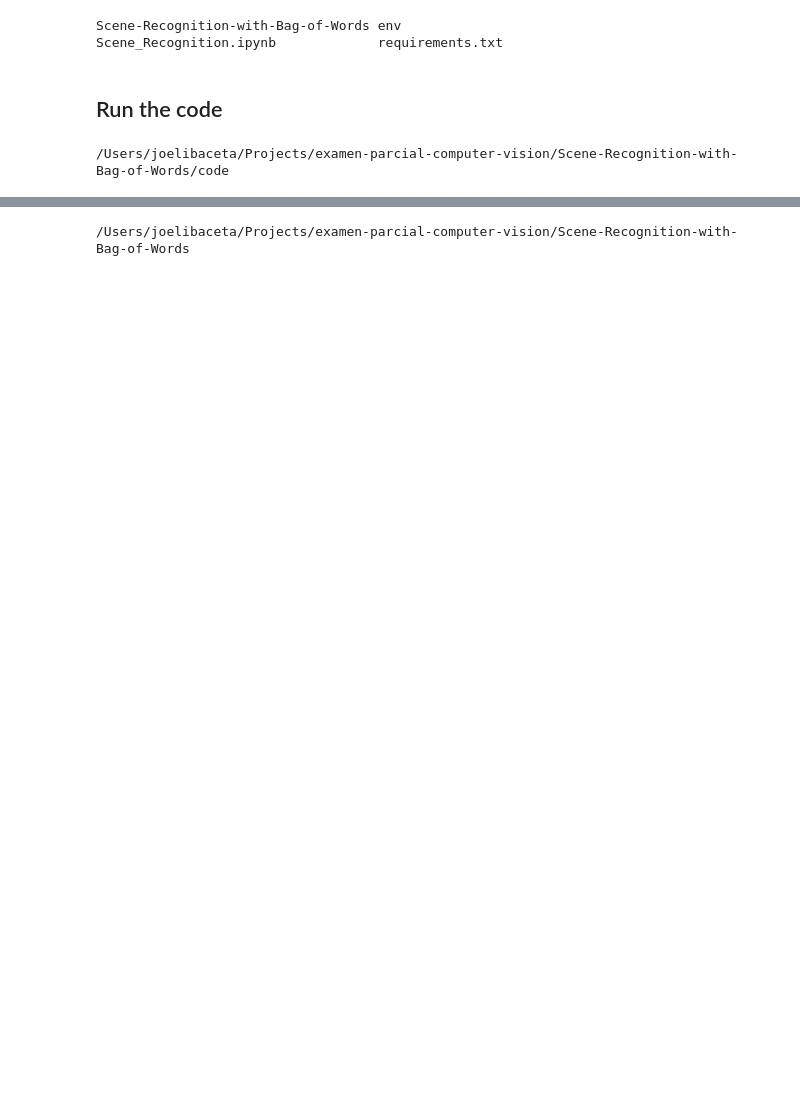
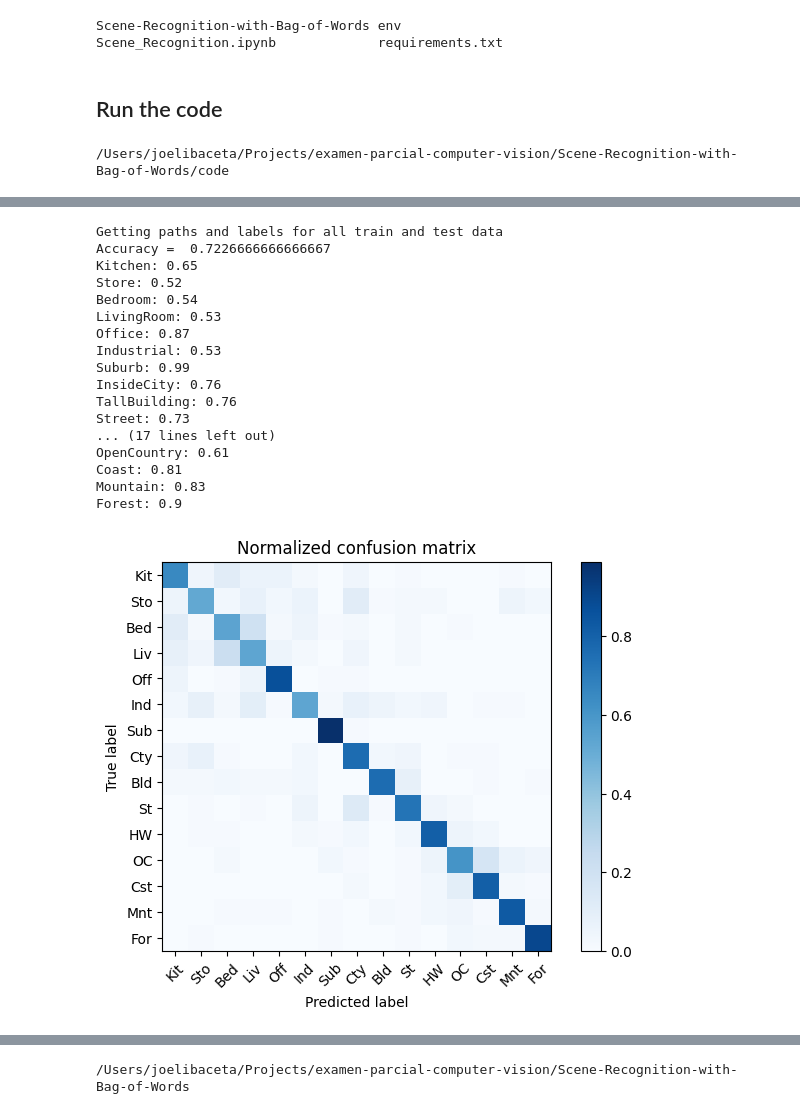
Before and after one commit to joelibaceta/examen-parcial-computer-vision, a Jupyter notebook: Scene_Recognition.ipynb, the cells around one changed output, grey strips where cells are left out. Cells and saved outputs as stored; diff of their text form; code cells hidden in the pictures; blank space fills up the shorter version.

```diff
--- a/Scene_Recognition.ipynb
+++ b/Scene_Recognition.ipynb
@@ -101,0 +54,24 @@ Forest: 0.88
+# %%
+# SIFT + SVM
+import sys
+sys.argv = ['proj3.py', '--feature', 'bag_of_sift', '--classifier', 'support_vector_machine']
+exec(open('proj3.py').read())
+# %% [output]
+Getting paths and labels for all train and test data
+Accuracy =  0.7226666666666667
+Kitchen: 0.65
+Store: 0.52
+Bedroom: 0.54
+LivingRoom: 0.53
+Office: 0.87
+Industrial: 0.53
+Suburb: 0.99
+InsideCity: 0.76
+TallBuilding: 0.76
+Street: 0.73
+... (17 lines left out)
+OpenCountry: 0.61
+Coast: 0.81
+Mountain: 0.83
+Forest: 0.9
+[figure, added]
```
Also changed, not shown: parts of 23 cells of this notebook, 1 other file.
